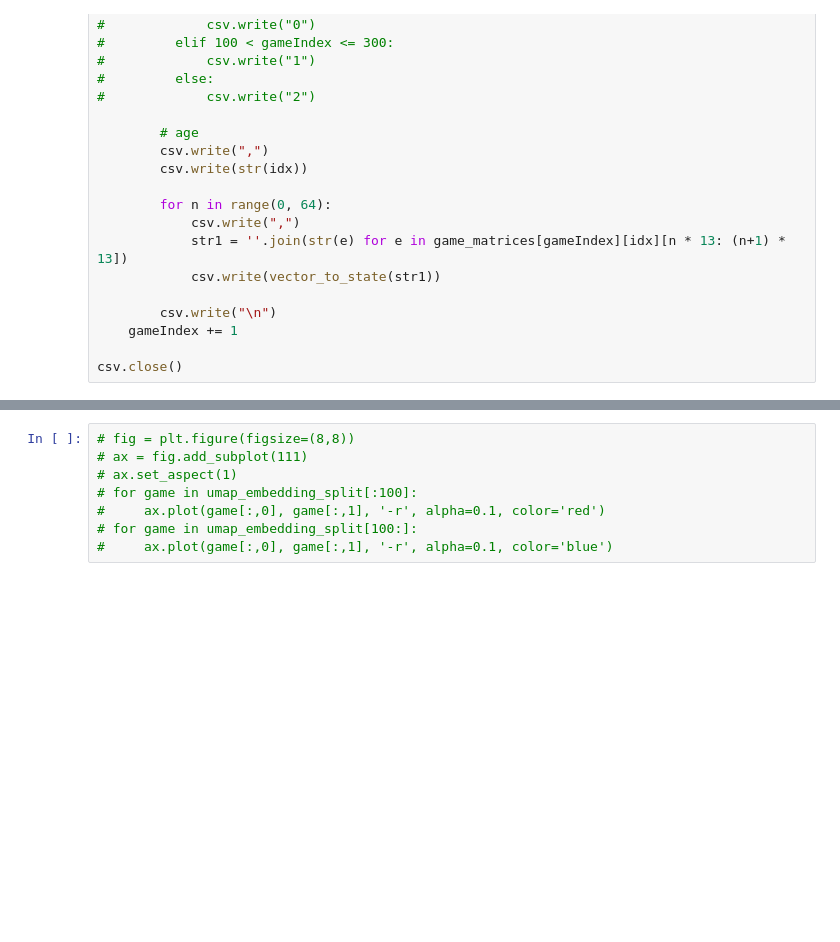
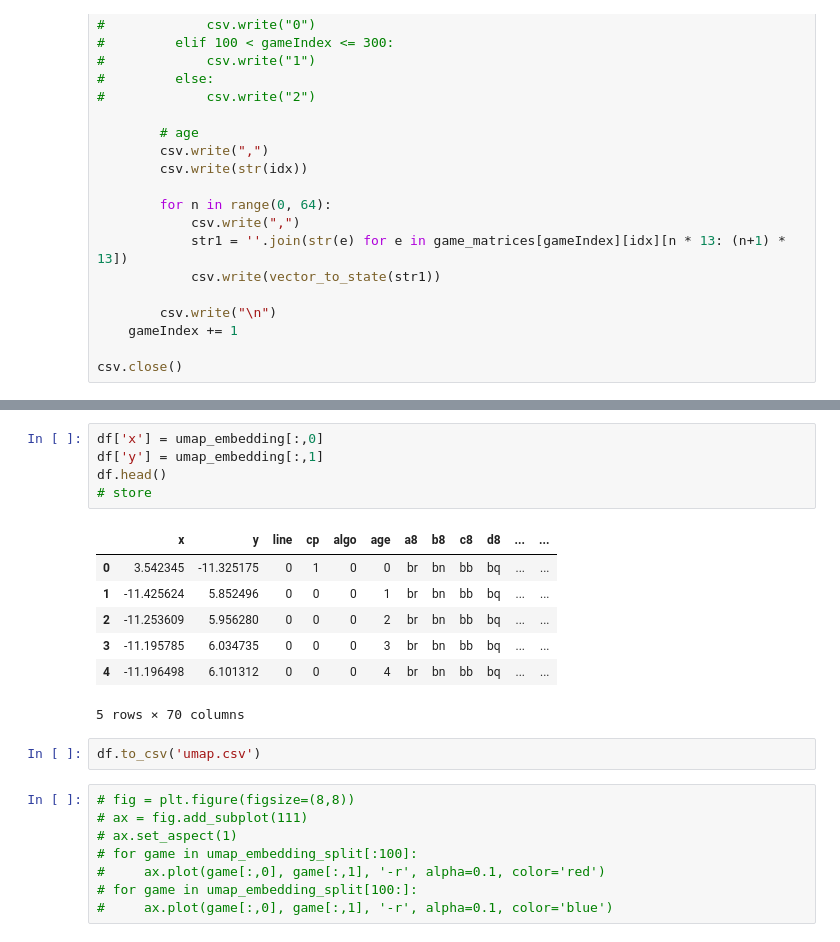
Before and after one commit to jku-vds-lab/projection-space-explorer, a Jupyter notebook: notebooks/lc0 misc/chess_notebook_updated.ipynb, the cells around one changed output, grey strips where cells are left out. Cells and saved outputs as stored; diff of their text form; blank space fills up the shorter version.

```diff
--- a/notebooks/lc0 misc/chess_notebook_updated.ipynb
+++ b/notebooks/lc0 misc/chess_notebook_updated.ipynb
@@ -268,3 +338,18 @@ csv.close()
+# %%
+df['x'] = umap_embedding[:,0]
+df['y'] = umap_embedding[:,1]
+df.head()
+# store
+# %% [output]
+|  | x | y | line | cp | algo | age | a8 | b8 | c8 | d8 | ... | ... |
+| 0 | 3.542345 | -11.325175 | 0 | 1 | 0 | 0 | br | bn | bb | bq | ... | ... |
+| 1 | -11.425624 | 5.852496 | 0 | 0 | 0 | 1 | br | bn | bb | bq | ... | ... |
+| 2 | -11.253609 | 5.956280 | 0 | 0 | 0 | 2 | br | bn | bb | bq | ... | ... |
+| 3 | -11.195785 | 6.034735 | 0 | 0 | 0 | 3 | br | bn | bb | bq | ... | ... |
+| 4 | -11.196498 | 6.101312 | 0 | 0 | 0 | 4 | br | bn | bb | bq | ... | ... |
+5 rows × 70 columns
+# %%
+df.to_csv('umap.csv')
 # %%
 # fig = plt.figure(figsize=(8,8))
 # ax = fig.add_subplot(111)
```
Also changed, not shown: parts of 13 cells of this notebook, 1 other file.
